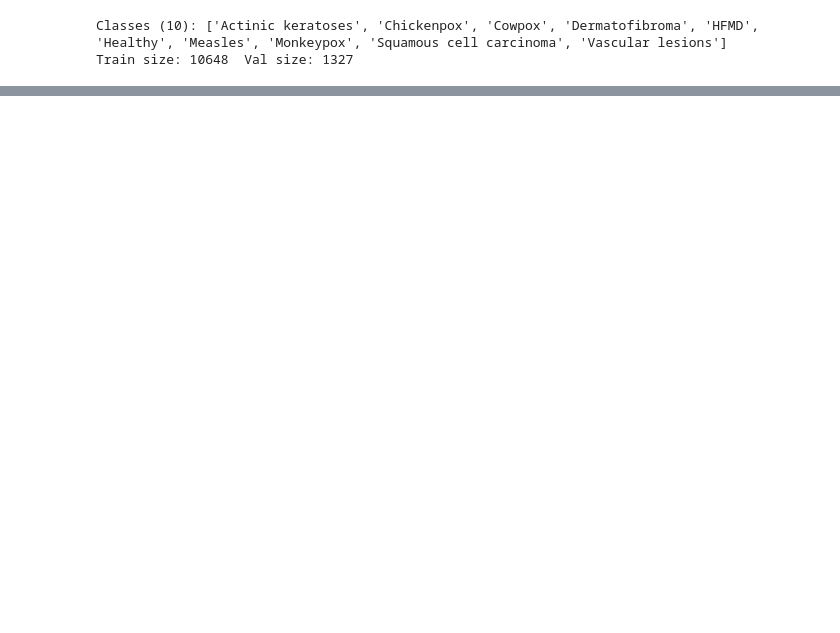
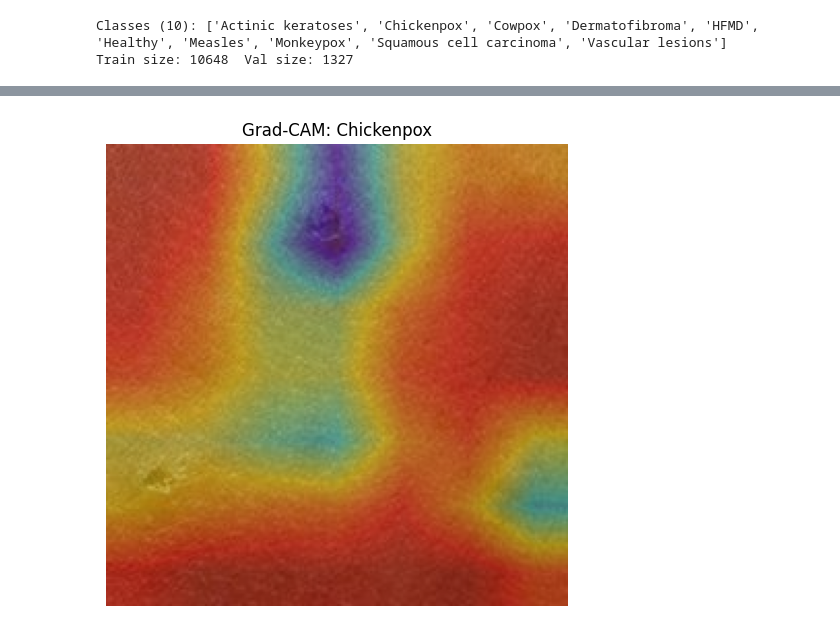
Before and after one commit to sudarshan-raveendranath/Skin-Lession-Detection, a Jupyter notebook: models/efficientnet/skin_lesion_efficientnet.ipynb, the cells around one changed output, grey strips where cells are left out. Cells and saved outputs as stored; diff of their text form; code cells hidden in the pictures; blank space fills up the shorter version.

```diff
--- a/models/efficientnet/skin_lesion_efficientnet.ipynb
+++ b/models/efficientnet/skin_lesion_efficientnet.ipynb
@@ -456,0 +597,4 @@ plt.show()
+# %%
+gradcam_visualize(model, r"D:\archive\test\Chickenpox\CHP_02_01_8.jpg")
+# %% [output]
+[figure, added]
```
Also changed, not shown: parts of 14 cells of this notebook, 2 other files.
